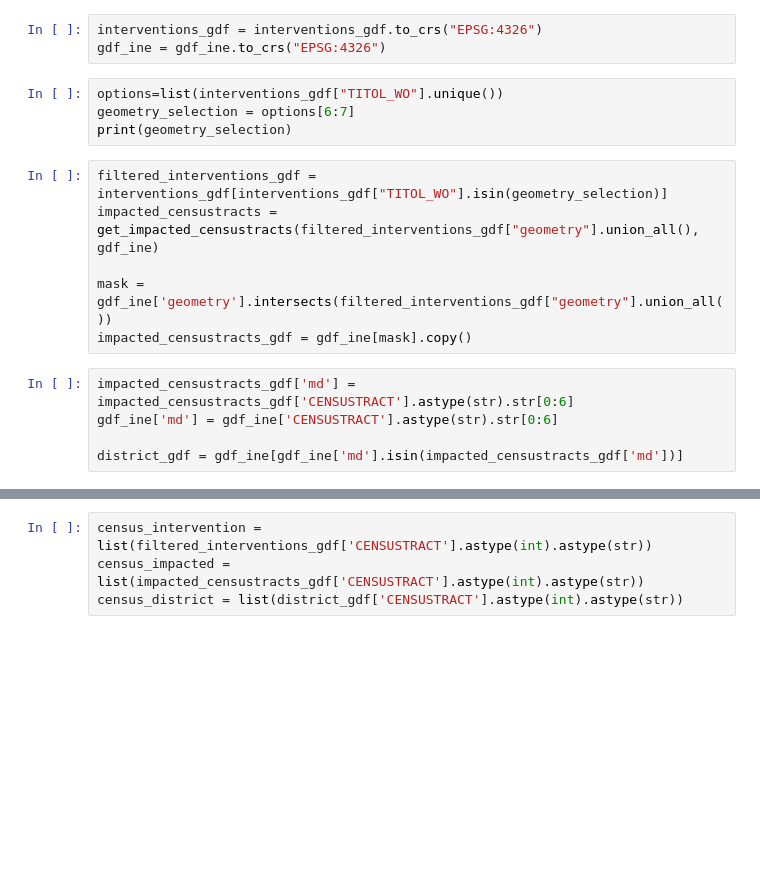
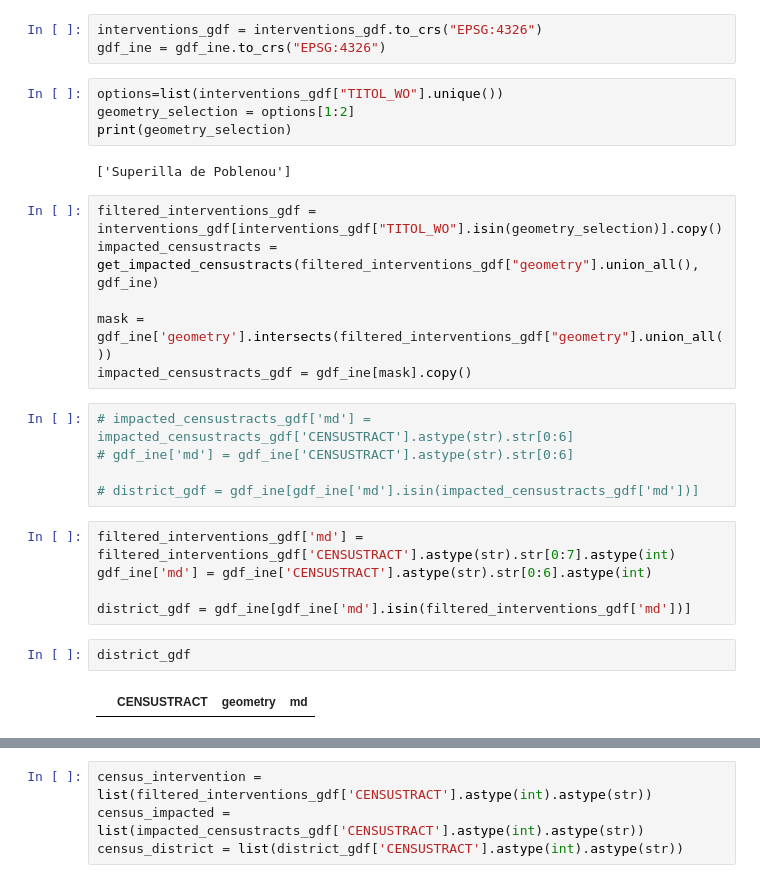
Before and after one commit to BSCCNS/streamlit-idealista, a Jupyter notebook: streamlit_idealista/test.ipynb, the cells around one changed output, grey strips where cells are left out. Saved outputs shown, nothing was run; the diff lists cells and outputs as text; blank space fills up the shorter version.

```diff
--- a/streamlit_idealista/test.ipynb
+++ b/streamlit_idealista/test.ipynb
@@ -177,19 +180,30 @@ interventions_gdf = interventions_gdf.to_crs("EPSG:4326")
 gdf_ine = gdf_ine.to_crs("EPSG:4326")
 # %%
 options=list(interventions_gdf["TITOL_WO"].unique())
-geometry_selection = options[6:7]
+geometry_selection = options[1:2]
 print(geometry_selection)
+# %% [output]
+['Superilla de Poblenou']
 # %%
-filtered_interventions_gdf = interventions_gdf[interventions_gdf["TITOL_WO"].isin(geometry_selection)]
+filtered_interventions_gdf = interventions_gdf[interventions_gdf["TITOL_WO"].isin(geometry_selection)].copy()
 impacted_censustracts = get_impacted_censustracts(filtered_interventions_gdf["geometry"].union_all(), gdf_ine)
 
 mask = gdf_ine['geometry'].intersects(filtered_interventions_gdf["geometry"].union_all())
 impacted_censustracts_gdf = gdf_ine[mask].copy()
 # %%
-impacted_censustracts_gdf['md'] = impacted_censustracts_gdf['CENSUSTRACT'].astype(str).str[0:6]
-gdf_ine['md'] = gdf_ine['CENSUSTRACT'].astype(str).str[0:6]
+# impacted_censustracts_gdf['md'] = impacted_censustracts_gdf['CENSUSTRACT'].astype(str).str[0:6]
+# gdf_ine['md'] = gdf_ine['CENSUSTRACT'].astype(str).str[0:6]
 
-district_gdf = gdf_ine[gdf_ine['md'].isin(impacted_censustracts_gdf['md'])]
+# district_gdf = gdf_ine[gdf_ine['md'].isin(impacted_censustracts_gdf['md'])]
+# %%
+filtered_interventions_gdf['md'] = filtered_interventions_gdf['CENSUSTRACT'].astype(str).str[0:7].astype(int)
+gdf_ine['md'] = gdf_ine['CENSUSTRACT'].astype(str).str[0:6].astype(int)
+
+district_gdf = gdf_ine[gdf_ine['md'].isin(filtered_interventions_gdf['md'])]
+# %%
+district_gdf
+# %% [output]
+|  | CENSUSTRACT | geometry | md |
 # %%
 m = impacted_censustracts_gdf.explore(color = 'red')
 filtered_interventions_gdf.explore(m = m)
```
Also changed, not shown: parts of 3 cells of this notebook, 1 other file.
